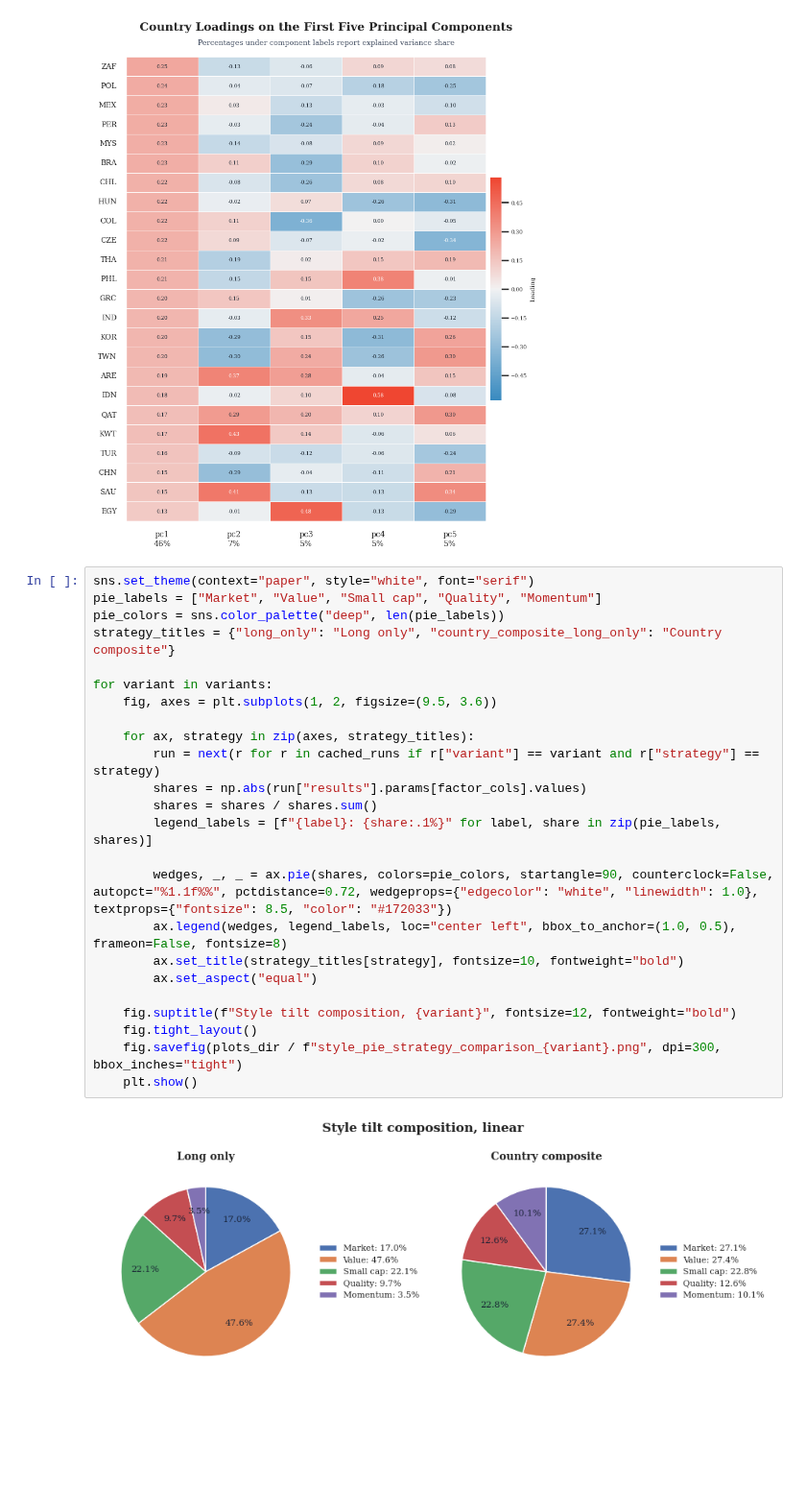
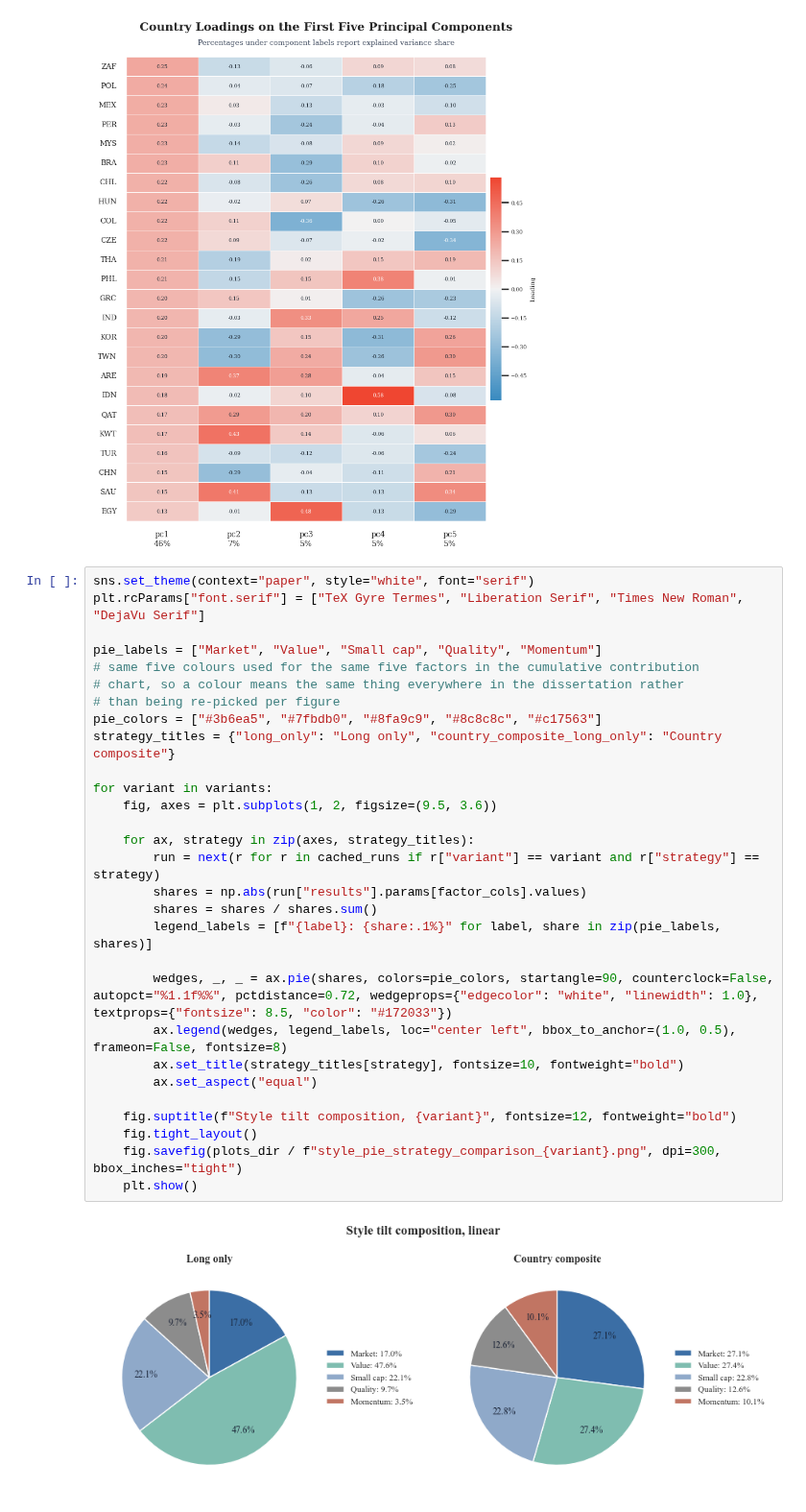
Before and after one commit to Hemasrikar/portfolio-transformers, a Jupyter notebook: notebooks/style_attribution.ipynb, the cells around one changed output. Shown at 96% size. Drawn from its saved outputs; the diff is of its cells as text; blank space fills up the shorter version.

```diff
--- a/notebooks/style_attribution.ipynb
+++ b/notebooks/style_attribution.ipynb
@@ -639,27 +678,32 @@ plt.show()
 [figure]
 # %%
 sns.set_theme(context="paper", style="white", font="serif")
+plt.rcParams["font.serif"] = ["TeX Gyre Termes", "Liberation Serif", "Times New Roman", "DejaVu Serif"]
+
 pie_labels = ["Market", "Value", "Small cap", "Quality", "Momentum"]
-pie_colors = sns.color_palette("deep", len(pie_labels))
+# same five colours used for the same five factors in the cumulative contribution
+# chart, so a colour means the same thing everywhere in the dissertation rather
+# than being re-picked per figure
+pie_colors = ["#3b6ea5", "#7fbdb0", "#8fa9c9", "#8c8c8c", "#c17563"]
 strategy_titles = {"long_only": "Long only", "country_composite_long_only": "Country composite"}
 
 for variant in variants:
     fig, axes = plt.subplots(1, 2, figsize=(9.5, 3.6))
 
     for ax, strategy in zip(axes, strategy_titles):
         run = next(r for r in cached_runs if r["variant"] == variant and r["strategy"] == strategy)
         shares = np.abs(run["results"].params[factor_cols].values)
         shares = shares / shares.sum()
         legend_labels = [f"{label}: {share:.1%}" for label, share in zip(pie_labels, shares)]
 
         wedges, _, _ = ax.pie(shares, colors=pie_colors, startangle=90, counterclock=False, autopct="%1.1f%%", pctdistance=0.72, wedgeprops={"edgecolor": "white", "linewidth": 1.0}, textprops={"fontsize": 8.5, "color": "#172033"})
         ax.legend(wedges, legend_labels, loc="center left", bbox_to_anchor=(1.0, 0.5), frameon=False, fontsize=8)
         ax.set_title(strategy_titles[strategy], fontsize=10, fontweight="bold")
         ax.set_aspect("equal")
 
     fig.suptitle(f"Style tilt composition, {variant}", fontsize=12, fontweight="bold")
     fig.tight_layout()
     fig.savefig(plots_dir / f"style_pie_strategy_comparison_{variant}.png", dpi=300, bbox_inches="tight")
     plt.show()
 # %% [output]
-[figure, old version]
+[figure, new version]
```
Also changed, not shown: parts of 2 cells of this notebook, 10 other files.
